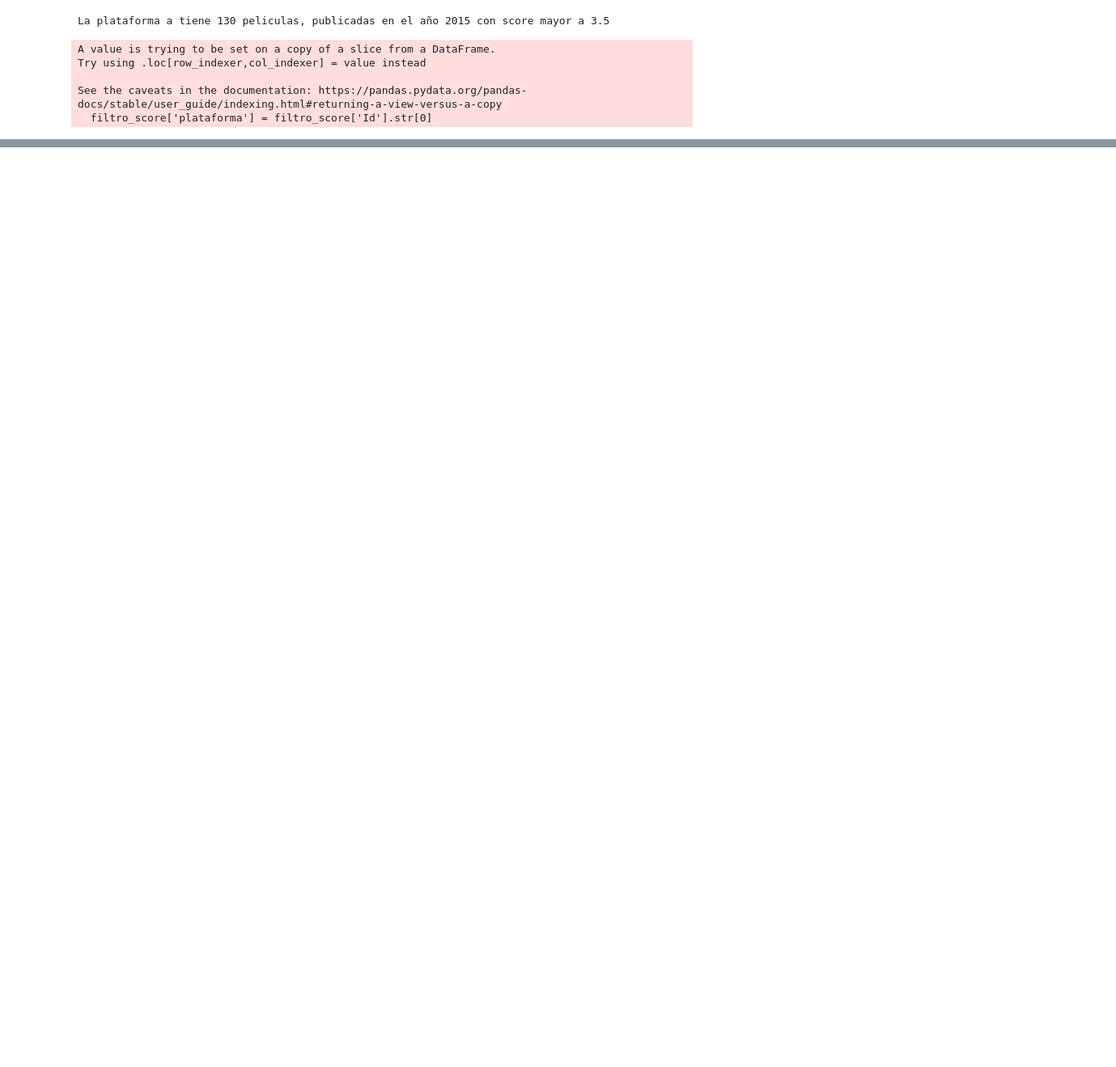
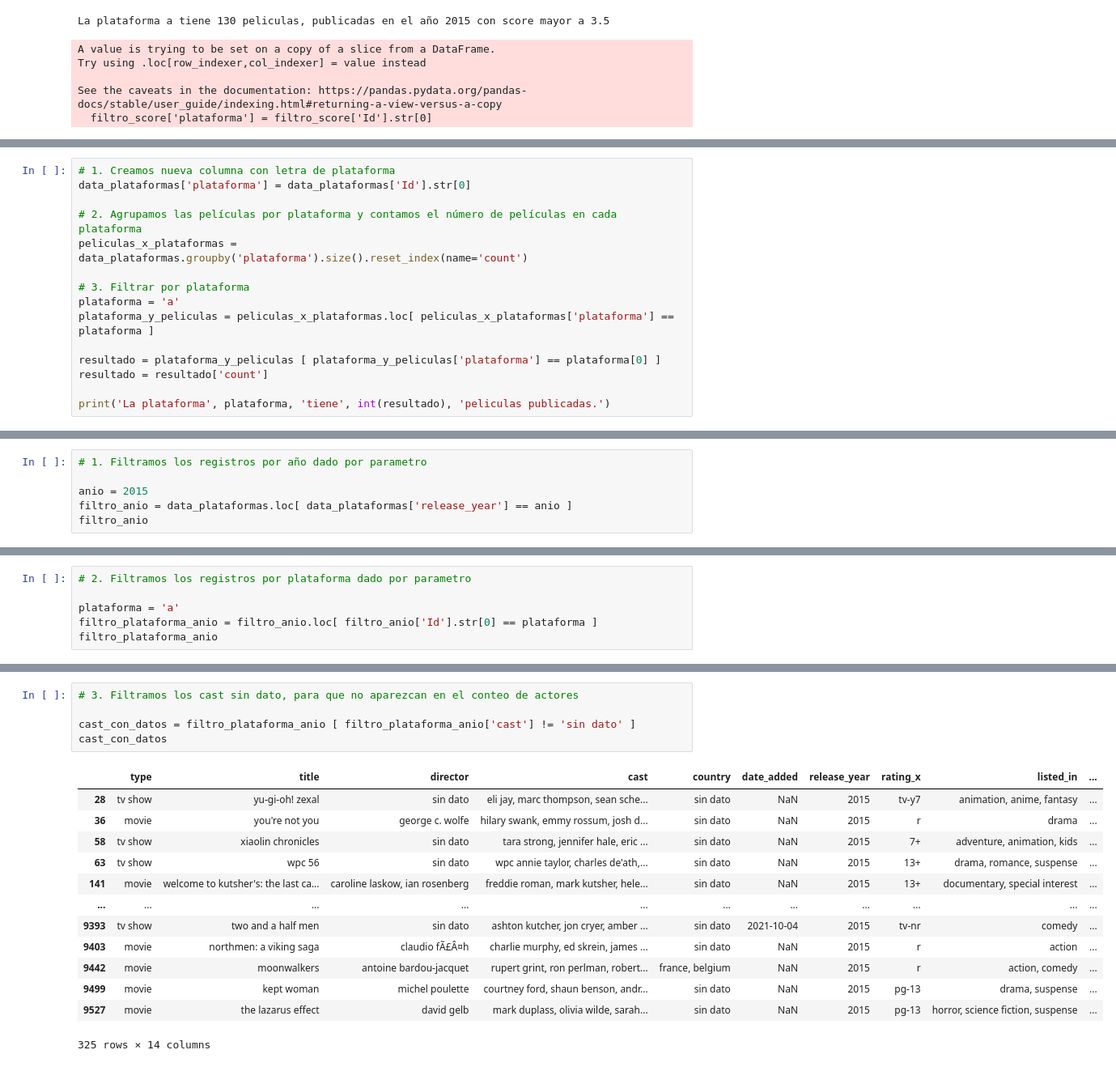
Before and after one commit to Ezemettler/PI1-MLOps, a Jupyter notebook: Consultas_API.ipynb, the cells around one changed output, grey strips where cells are left out. Shown at 81% size. Saved outputs shown, nothing was run; the diff lists cells and outputs as text; blank space fills up the shorter version.

```diff
--- a/Consultas_API.ipynb
+++ b/Consultas_API.ipynb
@@ -224,0 +231,15 @@ See the caveats in the documentation: https://pandas.pydata.org/pandas-docs/stab
+# %%
+# 1. Creamos nueva columna con letra de plataforma
+data_plataformas['plataforma'] = data_plataformas['Id'].str[0]
+
+# 2. Agrupamos las películas por plataforma y contamos el número de películas en cada plataforma
+peliculas_x_plataformas = data_plataformas.groupby('plataforma').size().reset_index(name='count')
+
+# 3. Filtrar por plataforma
+plataforma = 'a'
+plataforma_y_peliculas = peliculas_x_plataformas.loc[ peliculas_x_plataformas['plataforma'] == plataforma ]
+
+resultado = plataforma_y_peliculas [ plataforma_y_peliculas['plataforma'] == plataforma[0] ]
+resultado = resultado['count']
+
+print('La plataforma', plataforma, 'tiene', int(resultado), 'peliculas publicadas.')
@@ -224,0 +254,6 @@ See the caveats in the documentation: https://pandas.pydata.org/pandas-docs/stab
+# %%
+# 1. Filtramos los registros por año dado por parametro
+
+anio = 2015
+filtro_anio = data_plataformas.loc[ data_plataformas['release_year'] == anio ]
+filtro_anio
@@ -224,0 +274,6 @@ See the caveats in the documentation: https://pandas.pydata.org/pandas-docs/stab
+# %%
+# 2. Filtramos los registros por plataforma dado por parametro
+
+plataforma = 'a'
+filtro_plataforma_anio = filtro_anio.loc[ filtro_anio['Id'].str[0] == plataforma ]
+filtro_plataforma_anio
@@ -224,0 +294,19 @@ See the caveats in the documentation: https://pandas.pydata.org/pandas-docs/stab
+# %%
+# 3. Filtramos los cast sin dato, para que no aparezcan en el conteo de actores
+
+cast_con_datos = filtro_plataforma_anio [ filtro_plataforma_anio['cast'] != 'sin dato' ]
+cast_con_datos
+# %% [output]
+|  | type | title | director | cast | country | date_added | release_year | rating_x | listed_in | ... |
+| 28 | tv show | yu-gi-oh! zexal | sin dato | eli jay, marc thompson, sean sche... | sin dato | NaN | 2015 | tv-y7 | animation, anime, fantasy | ... |
+| 36 | movie | you're not you | george c. wolfe | hilary swank, emmy rossum, josh d... | sin dato | NaN | 2015 | r | drama | ... |
+| 58 | tv show | xiaolin chronicles | sin dato | tara strong, jennifer hale, eric ... | sin dato | NaN | 2015 | 7+ | adventure, animation, kids | ... |
+| 63 | tv show | wpc 56 | sin dato | wpc annie taylor, charles de'ath,... | sin dato | NaN | 2015 | 13+ | drama, romance, suspense | ... |
+| 141 | movie | welcome to kutsher's: the last ca... | caroline laskow, ian rosenberg | freddie roman, mark kutsher, hele... | sin dato | NaN | 2015 | 13+ | documentary, special interest | ... |
+| ... | ... | ... | ... | ... | ... | ... | ... | ... | ... | ... |
+| 9393 | tv show | two and a half men | sin dato | ashton kutcher, jon cryer, amber ... | sin dato | 2021-10-04 | 2015 | tv-nr | comedy | ... |
+| 9403 | movie | northmen: a viking saga | claudio fÃ£Â¤h | charlie murphy, ed skrein, james ... | sin dato | NaN | 2015 | r | action | ... |
+| 9442 | movie | moonwalkers | antoine bardou-jacquet | rupert grint, ron perlman, robert... | france, belgium | NaN | 2015 | r | action, comedy | ... |
+| 9499 | movie | kept woman | michel poulette | courtney ford, shaun benson, andr... | sin dato | NaN | 2015 | pg-13 | drama, suspense | ... |
+| 9527 | movie | the lazarus effect | david gelb | mark duplass, olivia wilde, sarah... | sin dato | NaN | 2015 | pg-13 | horror, science fiction, suspense | ... |
+325 rows × 14 columns
```
Also changed, not shown: parts of 8 cells of this notebook.
